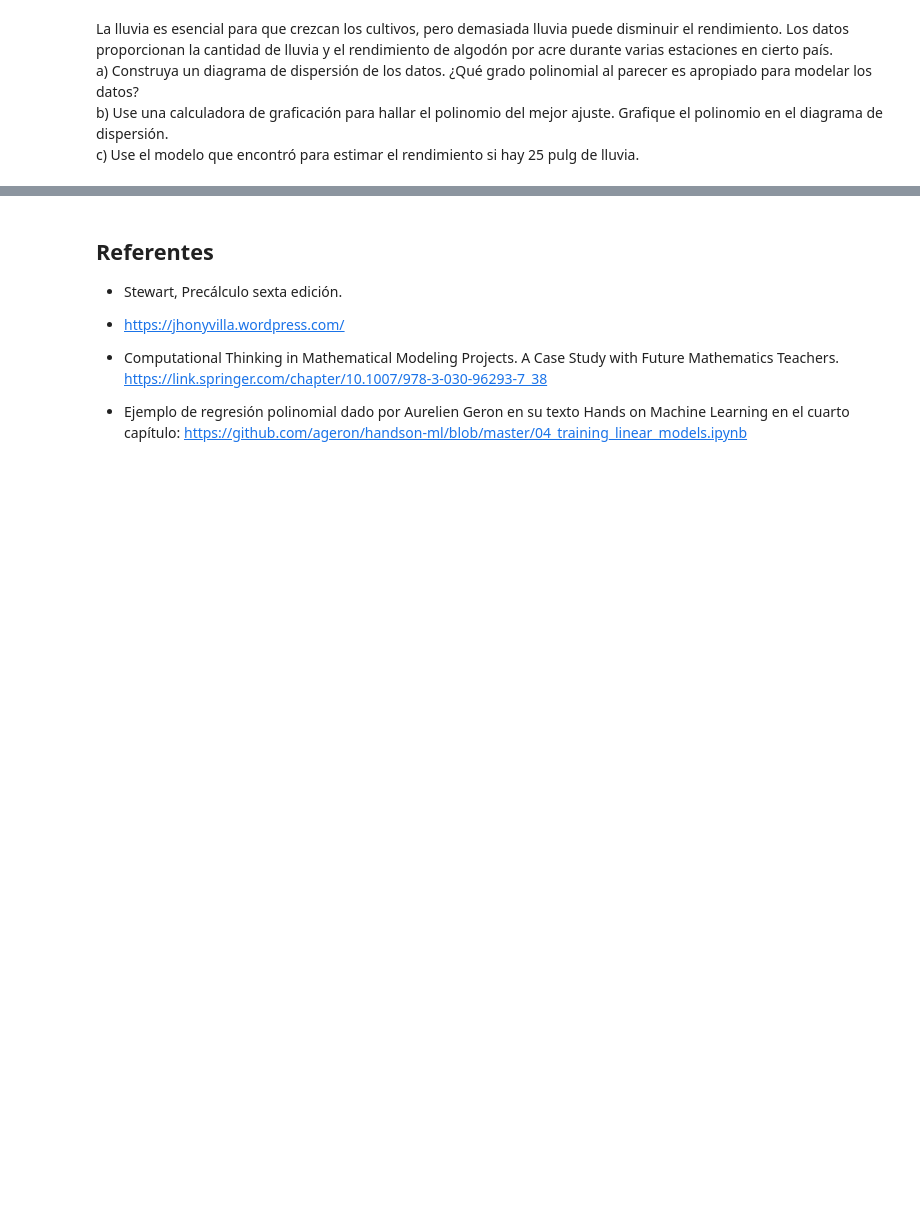
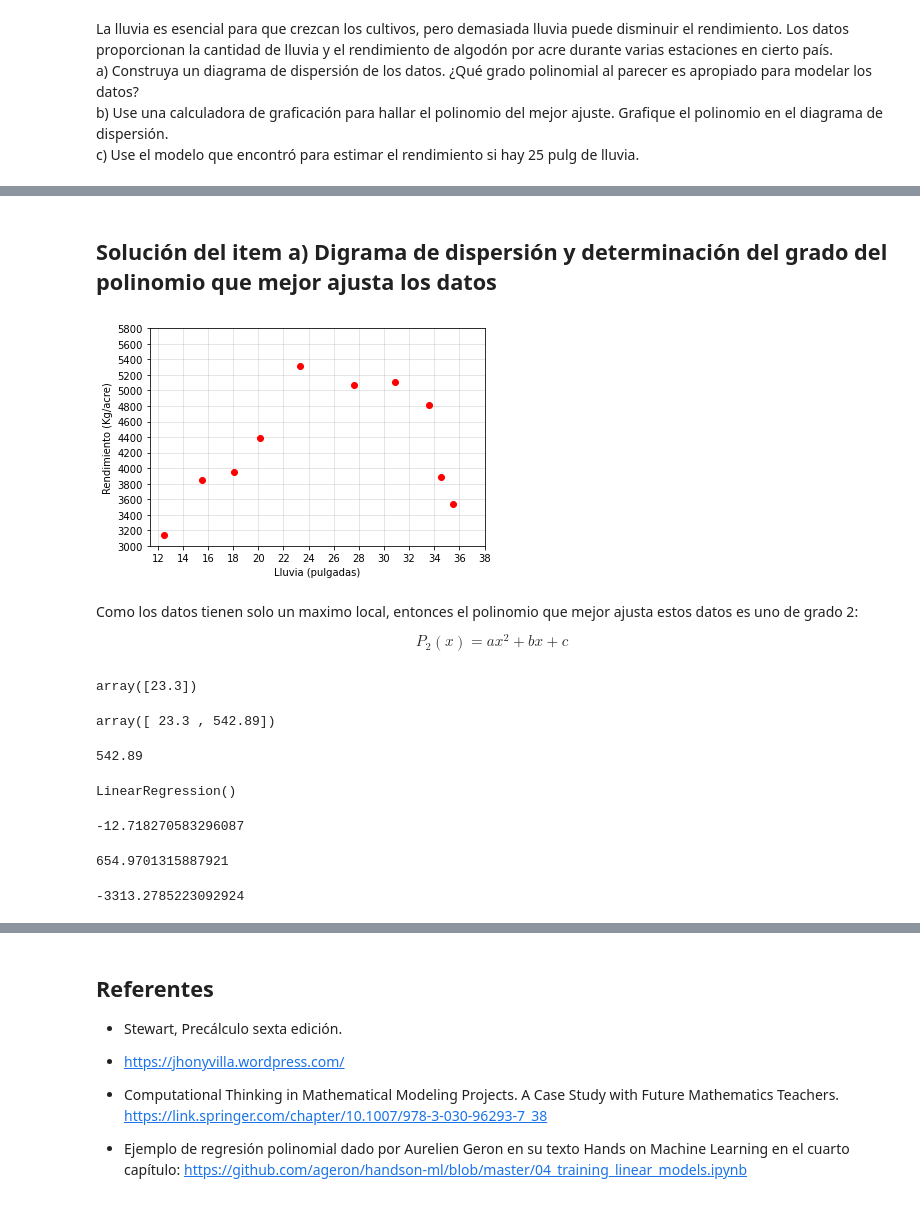
Before and after one commit to marco-canas/fundamentos_de_las_matematicas, a Jupyter notebook: clases/3_funciones/funciones_polinomiales/poli_modelacion_1.ipynb, the cells around one changed output, grey strips where cells are left out. Drawn from its saved outputs; the diff is of its cells as text; code cells hidden in the pictures; blank space fills up the shorter version.

Commit message:
terminada la modelación con un polinomio cuadrático

```diff
--- a/clases/3_funciones/funciones_polinomiales/poli_modelacion_1.ipynb
+++ b/clases/3_funciones/funciones_polinomiales/poli_modelacion_1.ipynb
@@ -131,0 +140,2 @@ c) Use el modelo que encontró para estimar el rendimiento si hay 25 pulg de llu
+# %%
+X = np.array([[23.3], [20.1], [18.1], [12.5], [30.9], [33.6], [35.5], [15.5], [27.6], [34.5]])
@@ -131,0 +159,2 @@ c) Use el modelo que encontró para estimar el rendimiento si hay 25 pulg de llu
+# %%
+y = np.array([5311, 4382, 3950, 3137, 5113, 4814, 3540, 3850, 5071, 3881])
@@ -131,0 +178,35 @@ c) Use el modelo que encontró para estimar el rendimiento si hay 25 pulg de llu
+# %% [markdown]
+## Solución del item a) Digrama de dispersión y determinación del grado del polinomio que mejor ajusta los datos
+# %%
+import matplotlib.pyplot as plt
+
+plt.plot(X,y, 'ro')
+
+plt.xlabel('Lluvia (pulgadas)')
+plt.ylabel('Rendimiento (Kg/acre)')
+
+plt.xticks(np.arange(12, 40, 2))
+plt.yticks(np.arange(3000, 6000, 200))
+
+plt.grid(alpha = 0.4)
+# %% [output]
+[figure, added]
+# %% [markdown]
+Como los datos tienen solo un maximo local, entonces el polinomio que mejor ajusta estos datos es uno de grado 2:
+
+$$ P_{2}(x)  = ax^{2} + bx + c$$
+# %%
+from sklearn.preprocessing import PolynomialFeatures
+poly_features = PolynomialFeatures(degree=2, include_bias=False)
+X_poly = poly_features.fit_transform(X)
+X[0]
+# %% [output]
+array([23.3])
+# %%
+X_poly[0]
+# %% [output]
+array([ 23.3 , 542.89])
+# %%
+23.3**2
+# %% [output]
+542.89
@@ -131,0 +215,5 @@ c) Use el modelo que encontró para estimar el rendimiento si hay 25 pulg de llu
+# %%
+lin_reg = LinearRegression()
+lin_reg.fit(X_poly, y)   # Genera el modelo que mejor ajusta los datos
+# %% [output]
+LinearRegression()
@@ -131,0 +222,12 @@ c) Use el modelo que encontró para estimar el rendimiento si hay 25 pulg de llu
+# %%
+a
+# %% [output]
+-12.718270583296087
+# %%
+b
+# %% [output]
+654.9701315887921
+# %%
+c
+# %% [output]
+-3313.2785223092924
```
Also changed, not shown: parts of 18 cells of this notebook, 1 other file.
